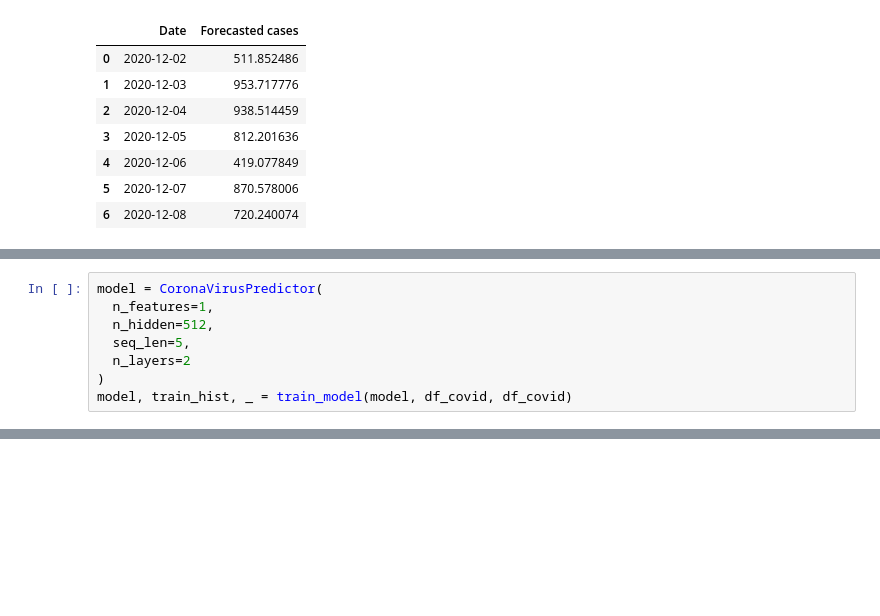
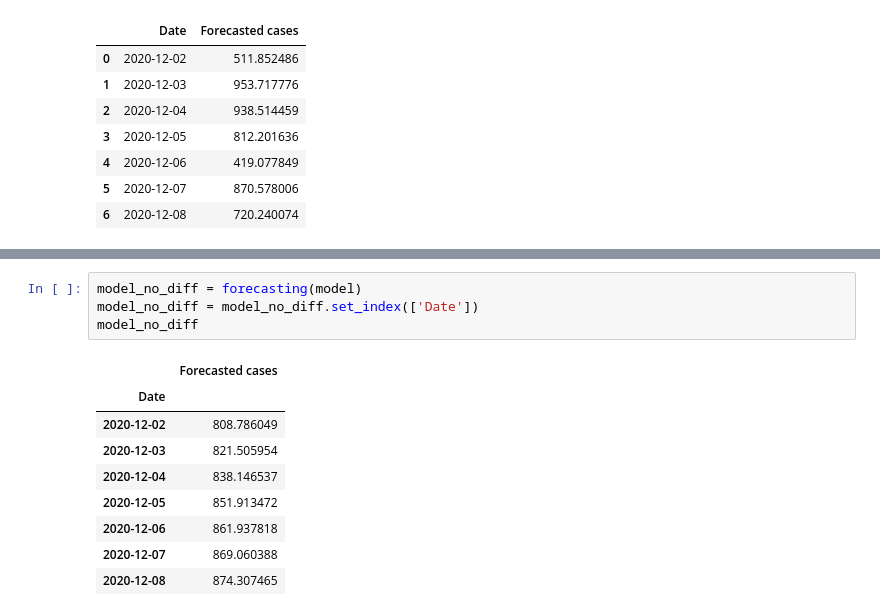
Before and after one commit to helenabarmer/machine_learning_intro, a Jupyter notebook: Regression/timeseries_forecasting.ipynb, the cells around one changed output, grey strips where cells are left out. Saved outputs shown, nothing was run; the diff lists cells and outputs as text; blank space fills up the shorter version.

```diff
--- a/Regression/timeseries_forecasting.ipynb
+++ b/Regression/timeseries_forecasting.ipynb
@@ -509,8 +422,0 @@ def train_model(
-# %%
-model = CoronaVirusPredictor(
-  n_features=1,
-  n_hidden=512,
-  seq_len=5,
-  n_layers=2
-)
-model, train_hist, _ = train_model(model, df_covid, df_covid)
@@ -557,0 +458,14 @@ plt.legend();
+# %%
+model_no_diff = forecasting(model)
+model_no_diff = model_no_diff.set_index(['Date'])
+model_no_diff
+# %% [output]
+|  | Forecasted cases |
+| Date |  |
+| 2020-12-02 | 808.786049 |
+| 2020-12-03 | 821.505954 |
+| 2020-12-04 | 838.146537 |
+| 2020-12-05 | 851.913472 |
+| 2020-12-06 | 861.937818 |
+| 2020-12-07 | 869.060388 |
+| 2020-12-08 | 874.307465 |
```
Also changed, not shown: parts of 17 cells of this notebook.
